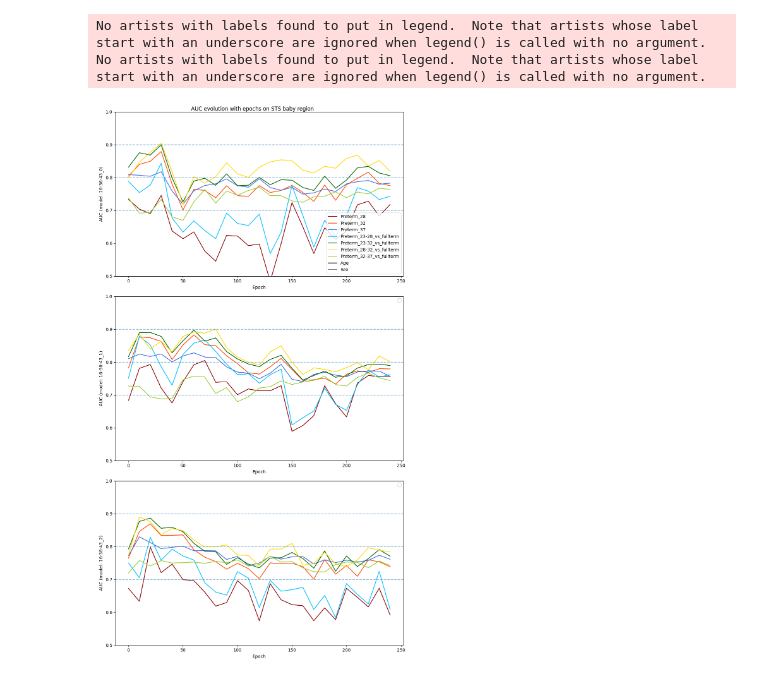
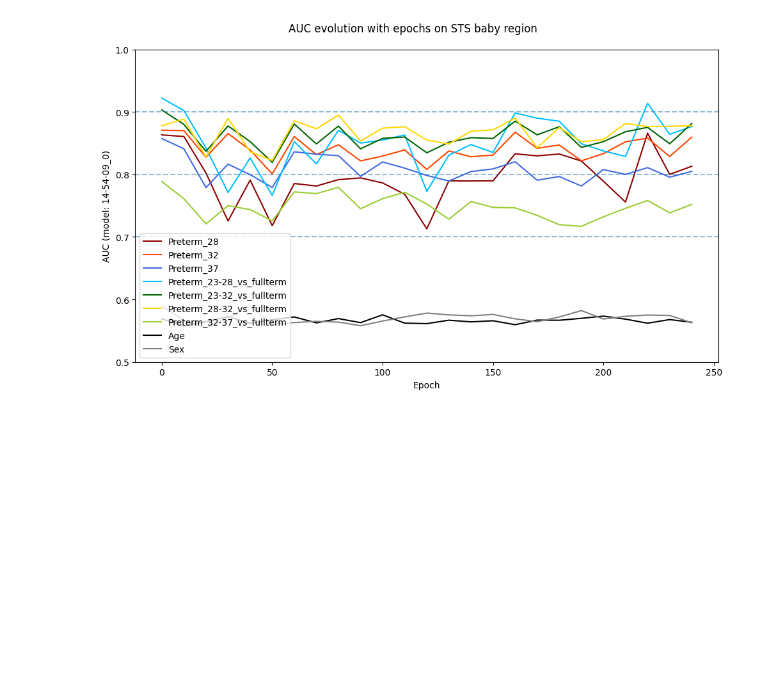
Before and after one commit to neurospin/champollion_V1, a Jupyter notebook: contrastive/notebooks/julien/perfs/auc_during_training.ipynb, the cells around one changed output. Cells and saved outputs as stored; diff of their text form; code cells hidden in the pictures; blank space fills up the shorter version.

```diff
--- a/contrastive/notebooks/julien/perfs/auc_during_training.ipynb
+++ b/contrastive/notebooks/julien/perfs/auc_during_training.ipynb
@@ -5,7 +5,7 @@ import matplotlib.pyplot as plt
 import json
 # %%
 #sub_dir = '/volatile/jl277509/Runs/02_STS_babies/Program/Output/2024-02-26/'
-sub_dir = '/volatile/jl277509/Runs/02_STS_babies/Program/Output/1-5mm_STS_babies/'
+sub_dir = '/volatile/jl277509/Runs/02_STS_babies/Program/Output/2024-03-18/'
 # %%
 #models = ['17-16-30_112', '18-37-28_0', '18-37-28_1', '18-37-28_2', '18-37-28_3', '18-37-28_4']
 #models = ['14-35-49_163', '21-38-51_0', '21-38-51_1', '21-38-51_2', '21-38-51_3']
@@ -18,8 +18,10 @@ sub_dir = '/volatile/jl277509/Runs/02_STS_babies/Program/Output/1-5mm_STS_babies
 #models = ['random_all_keep_bottom_5', 'random_all_keep_bottom_6', 'random_all_keep_bottom_7', 'random_all_keep_bottom_8', 'random_all_keep_bottom_9', 'random_all_keep_bottom_10']
 #models = ['14-17-27_0', '14-17-27_1', '14-17-27_2', '14-17-27_3']
 #models = [f'1-5mm_L4_{k}' for k in range(5)]
-models = [f'16-36-43_{k}' for k in range(3)]
+#models = [f'16-36-43_{k}' for k in range(3)]
 #models = [f'14-06-51_{k}' for k in range(3)]
+#models = [f'15-58-57_{k}' for k in range(3)]
+models = [f'14-54-09_0']
 epochs = [k for k in range(0, 250, 10)]
 #models = ['random_all_keep_bottom_5']
 #epochs = [k for k in range(0, 250)]
@@ -29,7 +31,8 @@ embeddings = ['dHCP', 'dHCP', 'dHCP', 'dHCP', 'dHCP', 'dHCP', 'dHCP','UKB_5perce
 labels = ['Preterm_28', 'Preterm_32', 'Preterm_37', 'Preterm_23-28_vs_fullterm', 'Preterm_23-32_vs_fullterm',
           'Preterm_28-32_vs_fullterm', 'Preterm_32-37_vs_fullterm','Age', 'Sex']
 #sets = ['full', 'full', 'full', 'train_val', 'train_val', 'train_val', 'train_val', 'train_val', 'train_val']
-sets = ['full', 'full', 'full', 'full', 'full', 'full', 'full', 'train_val', 'train_val']
+#sets = ['full', 'full', 'full', 'full', 'full', 'full', 'full', 'train_val', 'train_val']
+sets = ['full' for k in range(9)]
 colors = ['darkred', 'orangered', 'royalblue', 'deepskyblue', 'darkgreen', 'gold', 'yellowgreen', 'black', 'gray']
 #metric = 'train_val_auc'
 fig, axs = plt.subplots(figsize=(10,6*len(models)), nrows=len(models))
@@ -42,36 +45,41 @@ for embedding, label, s, c in zip(embeddings, labels, sets, colors):
     dict_perf['epoch'] = []
     for model in models:
         for epoch in epochs:
             for directory in selected_models_dirs:
                 if ('epoch'+str(epoch)+'_' in directory) and (model in directory):
                     with open(os.path.join(directory,target), 'r') as f:
                         perf = json.load(f)
                     if isinstance(perf[metric], float):
                         value = perf[metric]
                     else:
                         value = perf[metric][0]
                     dict_perf['epoch'].append(epoch)
                     dict_perf[model].append(value)
     for i, model in enumerate(models):
         if model in dict_perf.keys():
+            if len(models)==1:
+                ax=axs
+            else:
+                ax=axs[i]
             x, y = epochs, dict_perf[model]
             if i==0:
-                axs[i].plot(x[:len(y)], y, label=label, c=c)
+                ax.plot(x[:len(y)], y, label=label, c=c)
             else:
-                axs[i].plot(x[:len(y)], y, c=c)
+                ax.plot(x[:len(y)], y, c=c)
 for i, model in enumerate(models):
-    ax=axs[i]
+    if len(models)==1:
+        ax=axs
+    else:
+        ax=axs[i]
     ax.axline((0, 0.90), (1, 0.90), linestyle='--', alpha=0.5)
     ax.axline((0, 0.80), (1, 0.80), linestyle='--', alpha=0.5)
     ax.axline((0, 0.70), (1, 0.70), linestyle='--', alpha=0.5)
     ax.set_xlabel('Epoch')
     ax.set_ylabel(f'AUC (model: {model})')
     ax.legend()
     ax.set_ylim([0.5, 1])
 plt.suptitle(f'AUC evolution with epochs on STS baby region')
 plt.tight_layout()
 plt.show()
 # %% [output]
-No artists with labels found to put in legend.  Note that artists whose label start with an underscore are ignored when legend() is called with no argument.
-No artists with labels found to put in legend.  Note that artists whose label start with an underscore are ignored when legend() is called with no argument.
-[figure, old version]
+[figure, new version]
```
Also changed, not shown: 8 other files.
